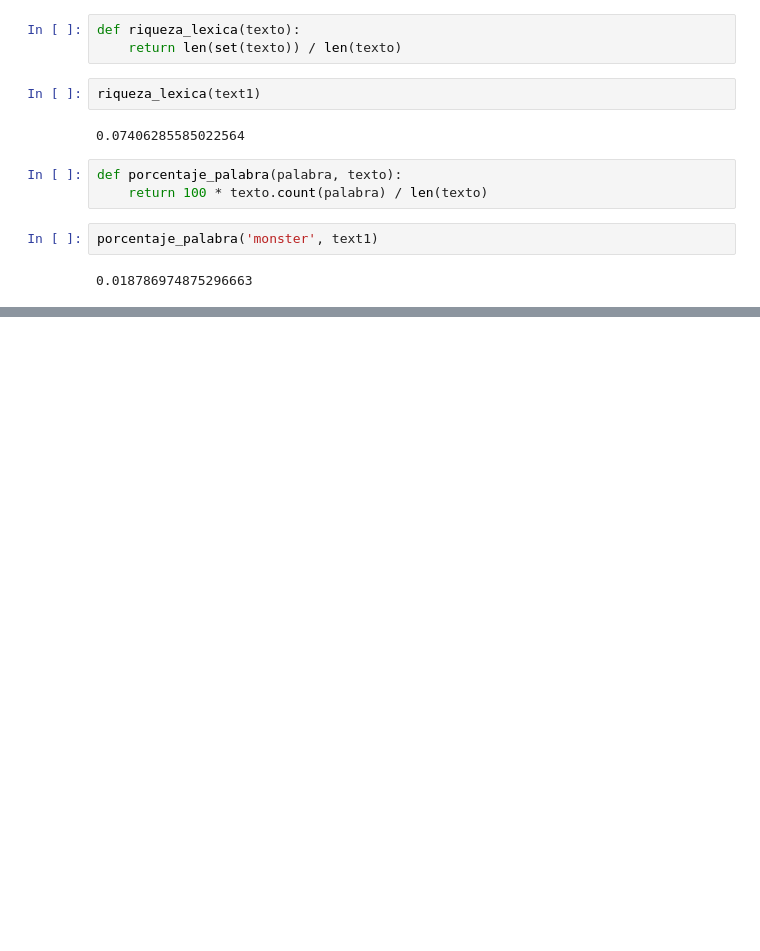
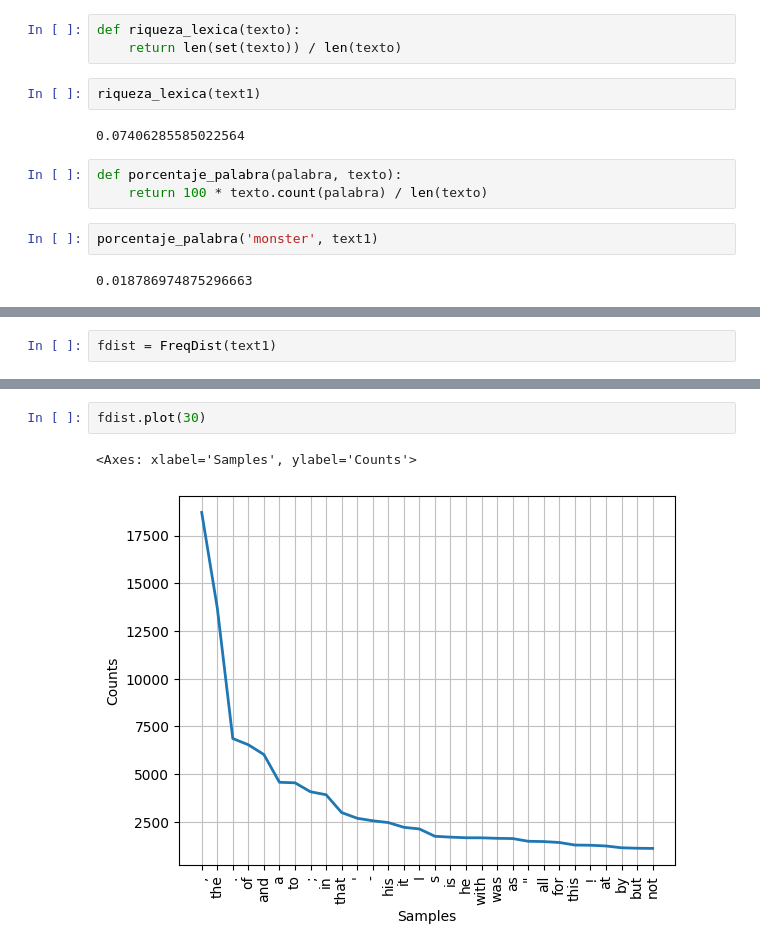
Before and after one commit to andrescf098/ia, a Jupyter notebook: NLP/ntlk-1.ipynb, the cells around one changed output, grey strips where cells are left out. Drawn from its saved outputs; the diff is of its cells as text; blank space fills up the shorter version.

```diff
--- a/NLP/ntlk-1.ipynb
+++ b/NLP/ntlk-1.ipynb
@@ -73,0 +77,2 @@ porcentaje_palabra('monster', text1)
+# %%
+fdist = FreqDist(text1)
@@ -73,0 +92,5 @@ porcentaje_palabra('monster', text1)
+# %%
+fdist.plot(30)
+# %% [output]
+<Axes: xlabel='Samples', ylabel='Counts'>
+[figure, added]
```
Also changed, not shown: parts of 6 cells of this notebook, 2 other files.
